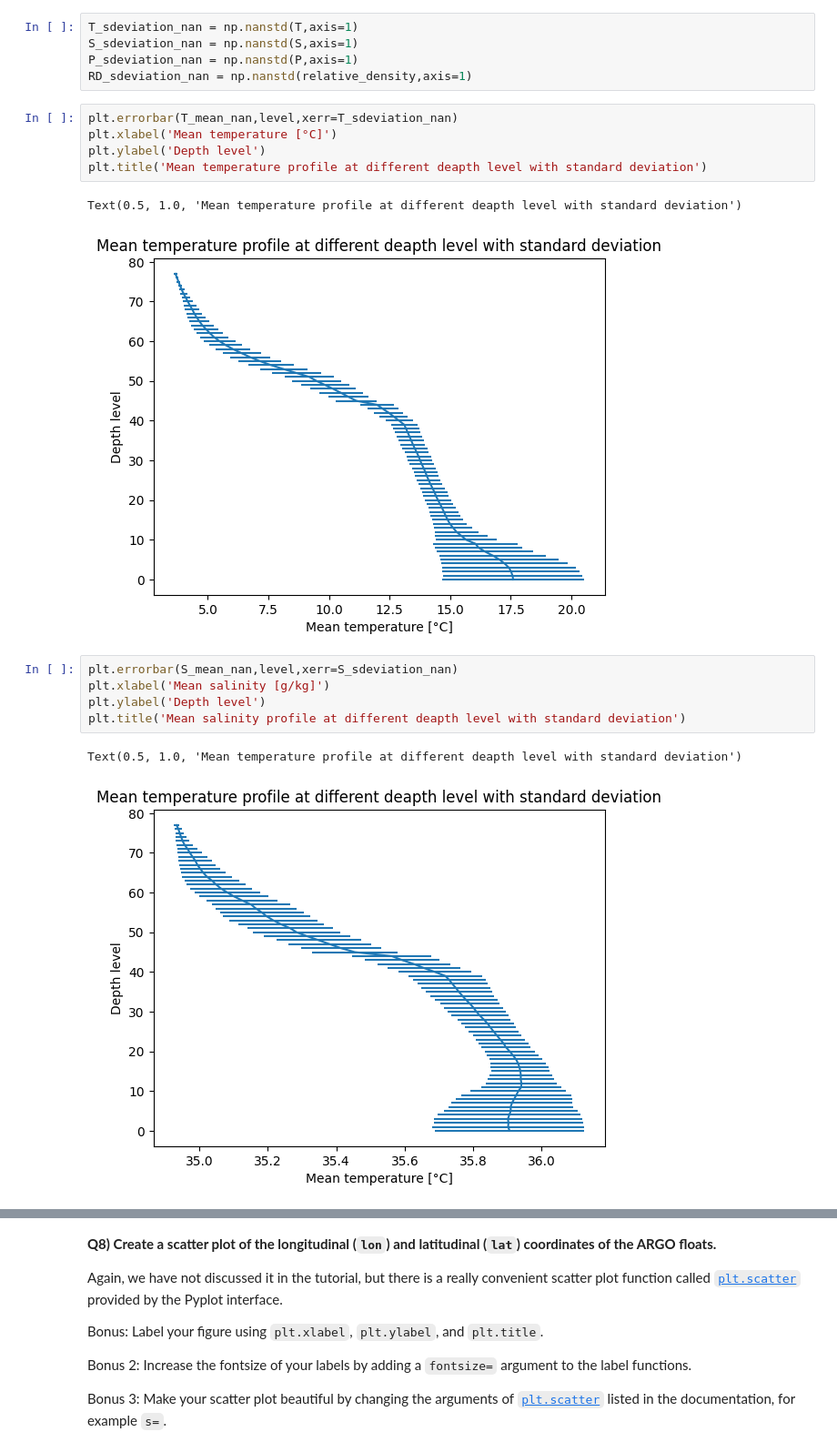
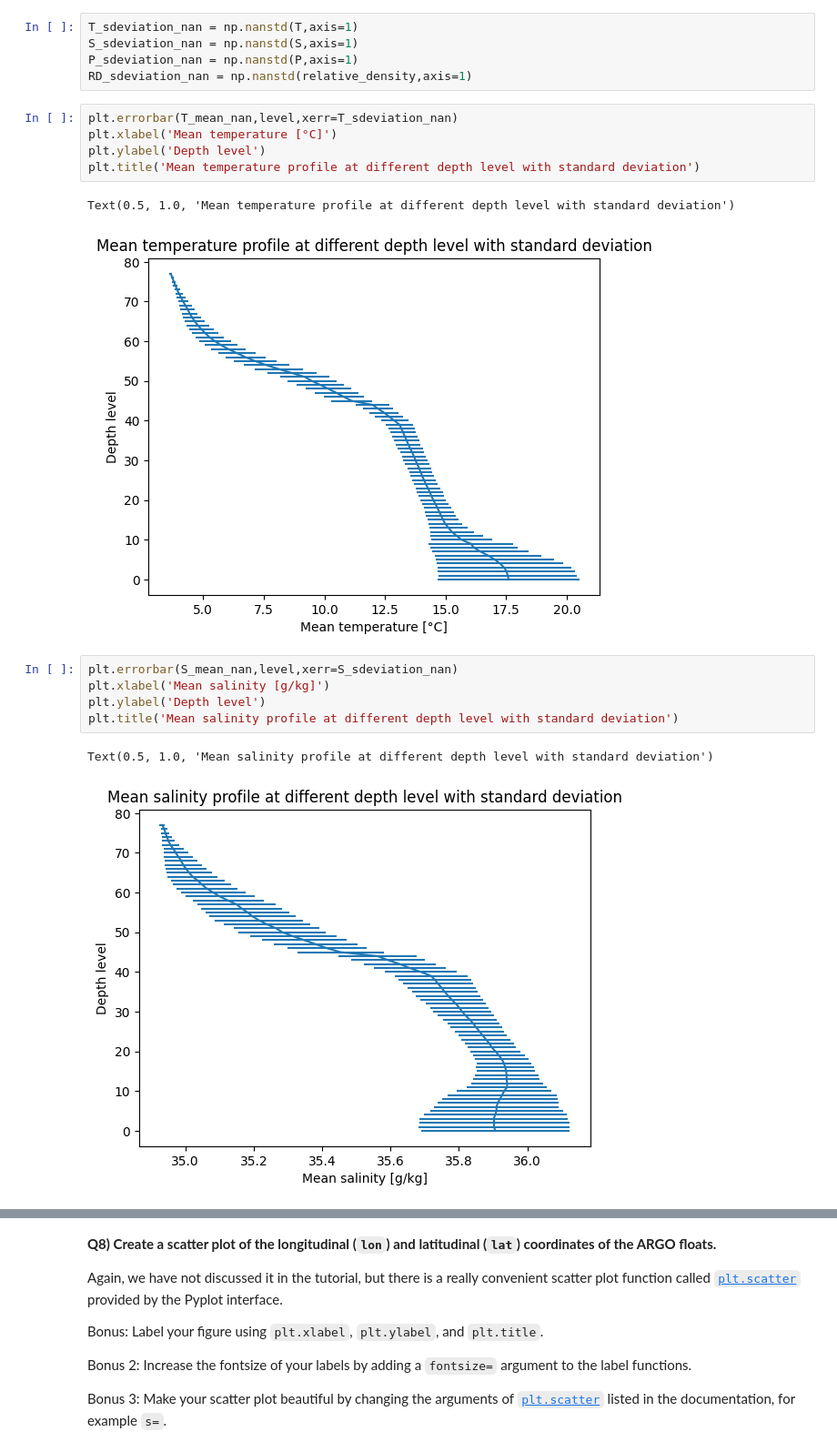
Before and after one commit to SamueleDaverio/2024_Intro_Python, a Jupyter notebook: Copy_of_W2_S1.ipynb, the cells around one changed output, grey strips where cells are left out. Shown at 91% size. Saved outputs shown, nothing was run; the diff lists cells and outputs as text.

```diff
--- a/Copy_of_W2_S1.ipynb
+++ b/Copy_of_W2_S1.ipynb
@@ -390,18 +390,18 @@ RD_sdeviation_nan = np.nanstd(relative_density,axis=1)
 plt.errorbar(T_mean_nan,level,xerr=T_sdeviation_nan)
 plt.xlabel('Mean temperature [°C]')
 plt.ylabel('Depth level')
-plt.title('Mean temperature profile at different deapth level with standard deviation')
+plt.title('Mean temperature profile at different depth level with standard deviation')
 # %% [output]
-Text(0.5, 1.0, 'Mean temperature profile at different deapth level with standard deviation')
+Text(0.5, 1.0, 'Mean temperature profile at different depth level with standard deviation')
-[figure, old version]
+[figure, new version]
 # %%
 plt.errorbar(S_mean_nan,level,xerr=S_sdeviation_nan)
 plt.xlabel('Mean salinity [g/kg]')
 plt.ylabel('Depth level')
-plt.title('Mean salinity profile at different deapth level with standard deviation')
+plt.title('Mean salinity profile at different depth level with standard deviation')
 # %% [output]
-Text(0.5, 1.0, 'Mean temperature profile at different deapth level with standard deviation')
+Text(0.5, 1.0, 'Mean salinity profile at different depth level with standard deviation')
-[figure, old version]
+[figure, new version]
 # %%
 plt.errorbar(P_mean_nan,level,xerr=P_sdeviation_nan)
 plt.xlabel('Mean pressure [dbar]')
```
Also changed, not shown: parts of 7 cells of this notebook.
